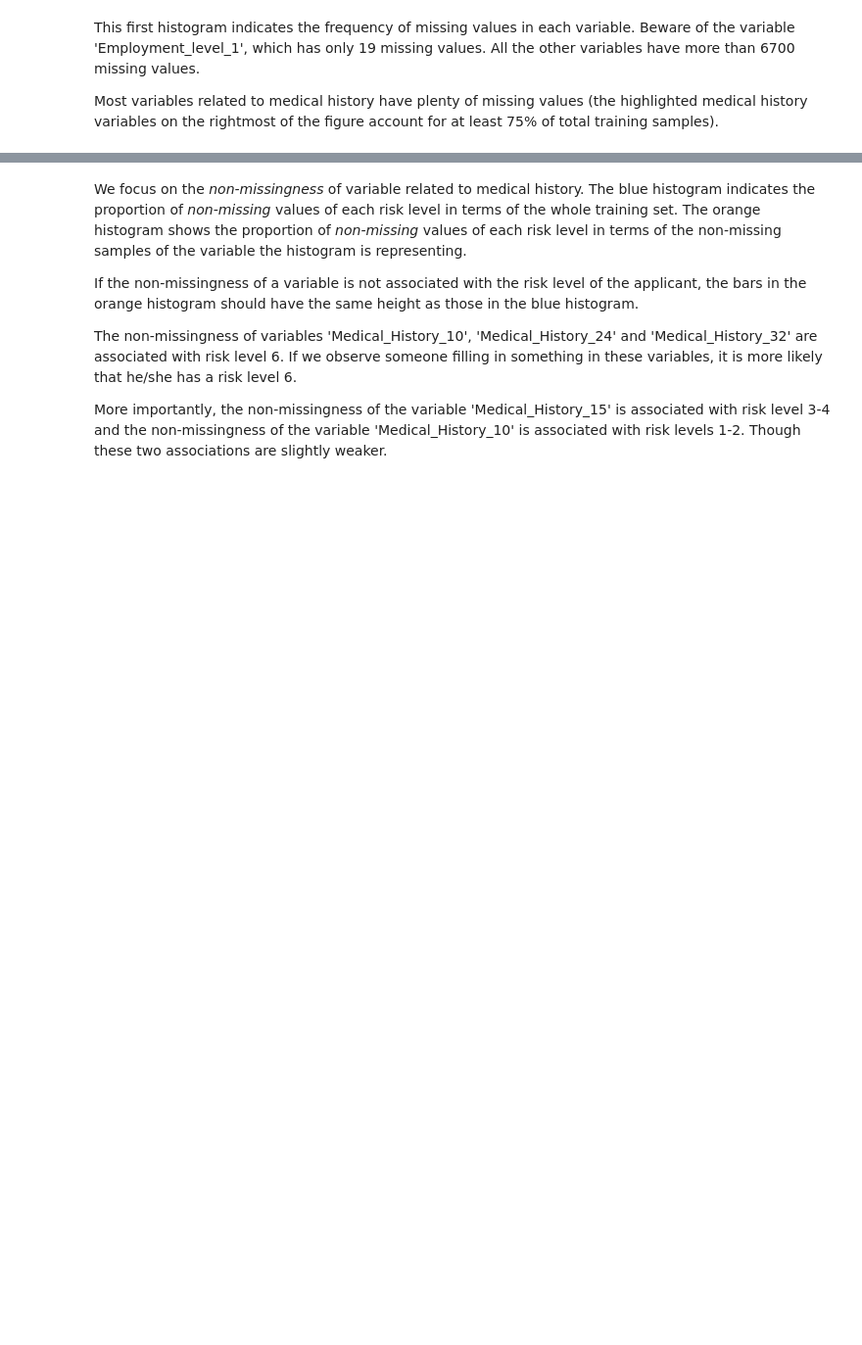
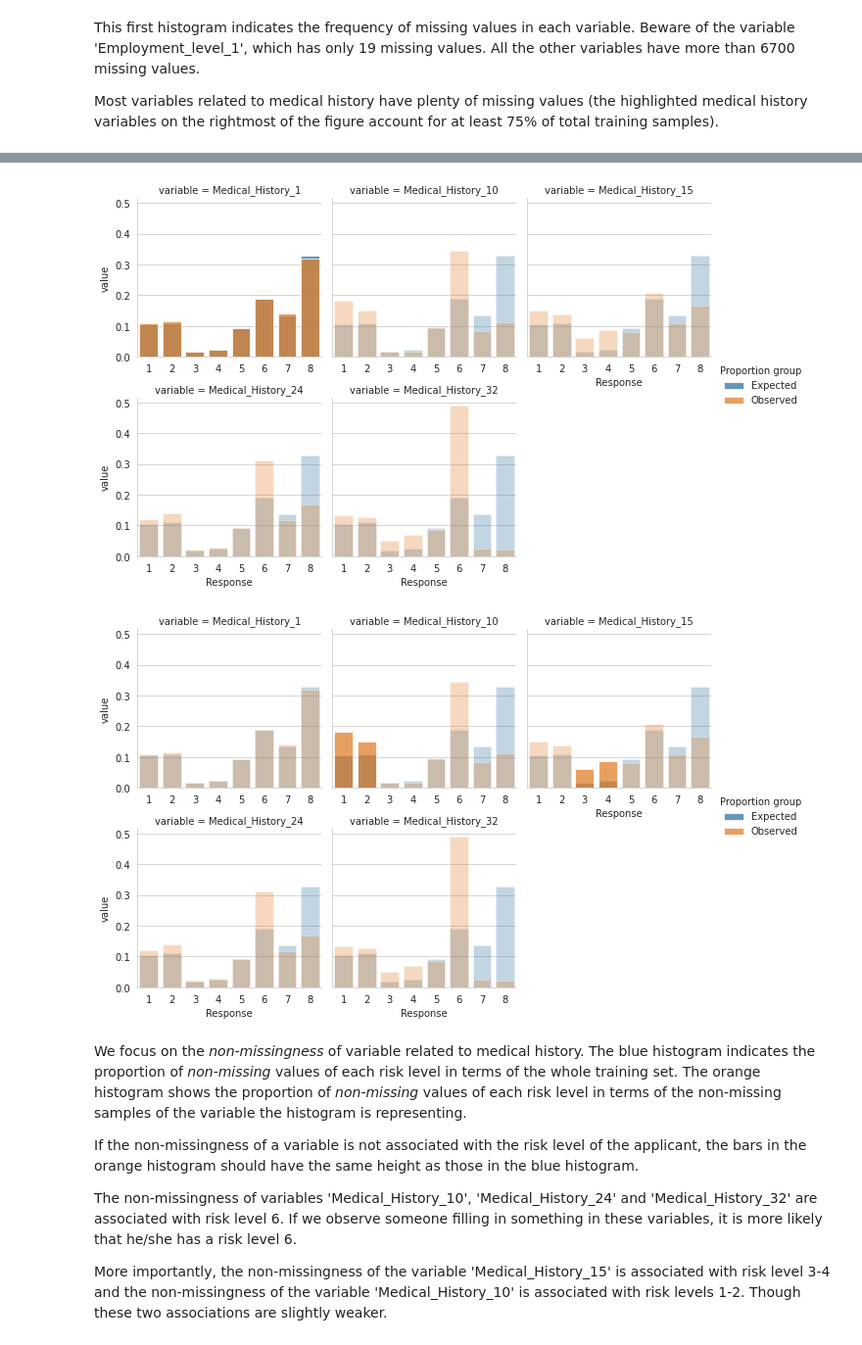
Before and after one commit to m2ng/hangseng-case, a Jupyter notebook: nb/analysis.ipynb, the cells around one changed output, grey strips where cells are left out. Shown: that part at 98% size. Drawn from its saved outputs; the diff is of its cells as text; code cells hidden in the pictures; blank space fills up the shorter version.

```diff
--- a/nb/analysis.ipynb
+++ b/nb/analysis.ipynb
@@ -255,44 +271,57 @@ for x in [
         ]:
     g = sns.FacetGrid(
         f.loc[f["variable"].str.contains(x)].rename(columns={"proportion_gp": "Proportion group"}),
+        sharex=False,
         col="variable",
         hue="Proportion group",
-        col_wrap=f["variable"][f["variable"].str.contains(x)].nunique()
+        col_wrap=3
+#         col_wrap=f["variable"][f["variable"].str.contains(x)].nunique()
 #         col_wrap=5
     )
     g.map(sns.barplot, "Response", "value", order=list(range(1, 9)), alpha=.75)
     g.add_legend()
 
+    g.savefig("../figure/nonmissing_asso_1.png", bbox_inches="tight", dpi=120)
+
     if x == "Medical_History":
         for i in range(5):
             for j, bar in enumerate(g.axes[i].get_children()[:16]):
-                if i not in [1, 3, 4] or j not in [5, 5+8]:
+                if i != 0:
+#                 if i not in [1, 3, 4] or j not in [5, 5+8]:
                     bar.set_alpha(.3)
-    g.add_legend()
-plt.show()
+
+    g.savefig("../figure/nonmissing_asso_2.png", bbox_inches="tight", dpi=120)
+    plt.show()
 
 for x in [
 #         "Employment_Info",
 #         "Insurance_History",
 #         "Family_Hist",
         "Medical_History"
         ]:
     g = sns.FacetGrid(
         f.loc[f["variable"].str.contains(x)].rename(columns={"proportion_gp": "Proportion group"}),
+        sharex=False,
         col="variable",
         hue="Proportion group",
-        col_wrap=f["variable"][f["variable"].str.contains(x)].nunique()
+        col_wrap=3
+#         col_wrap=f["variable"][f["variable"].str.contains(x)].nunique()
 #         col_wrap=5
     )
     g.map(sns.barplot, "Response", "value", order=list(range(1, 9)), alpha=.75)
     g.add_legend()
 
     if x == "Medical_History":
         for i in range(5):
             for j, bar in enumerate(g.axes[i].get_children()[:16]):
                 if not (i == 1 and j in [0, 1, 8, 9] or i == 2 and j in [2, 3, 10, 11]):
                     bar.set_alpha(.3)
-    g.add_legend()
+
+    g.savefig("../figure/nonmissing_asso_3.png", bbox_inches="tight", dpi=120)
+    plt.show()
+# %% [output]
+[figure, added]
+[figure, added]
 # %% [markdown]
 We focus on the *non-missingness* of variable related to medical history. The blue histogram indicates the proportion of *non-missing* values of each risk level in terms of the whole training set. The orange histogram shows the proportion of *non-missing* values of each risk level in terms of the non-missing samples of the variable the histogram is representing.
 
```
Also changed, not shown: parts of 10 cells of this notebook.
